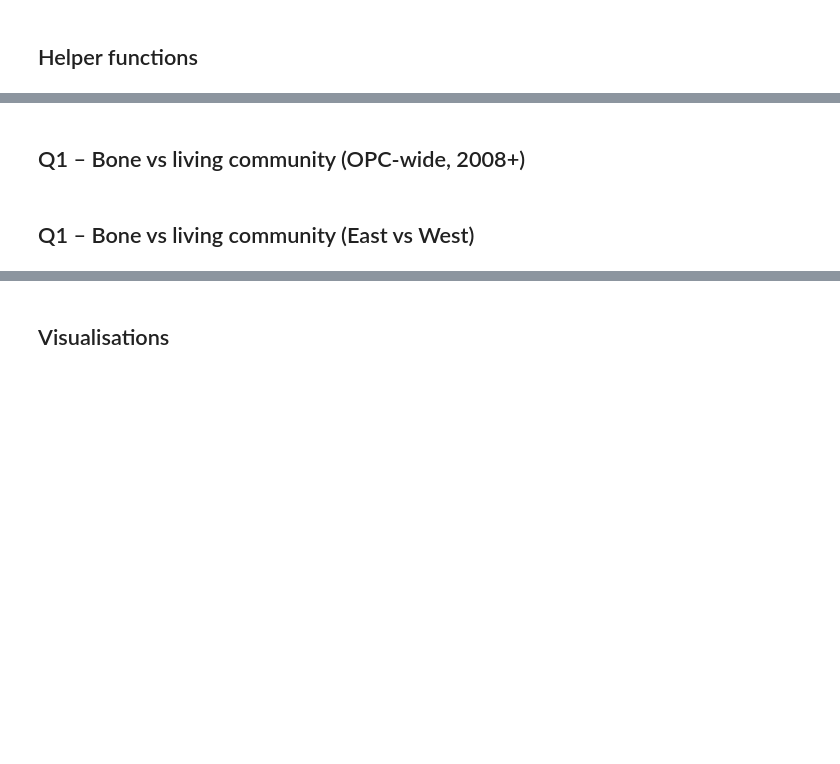
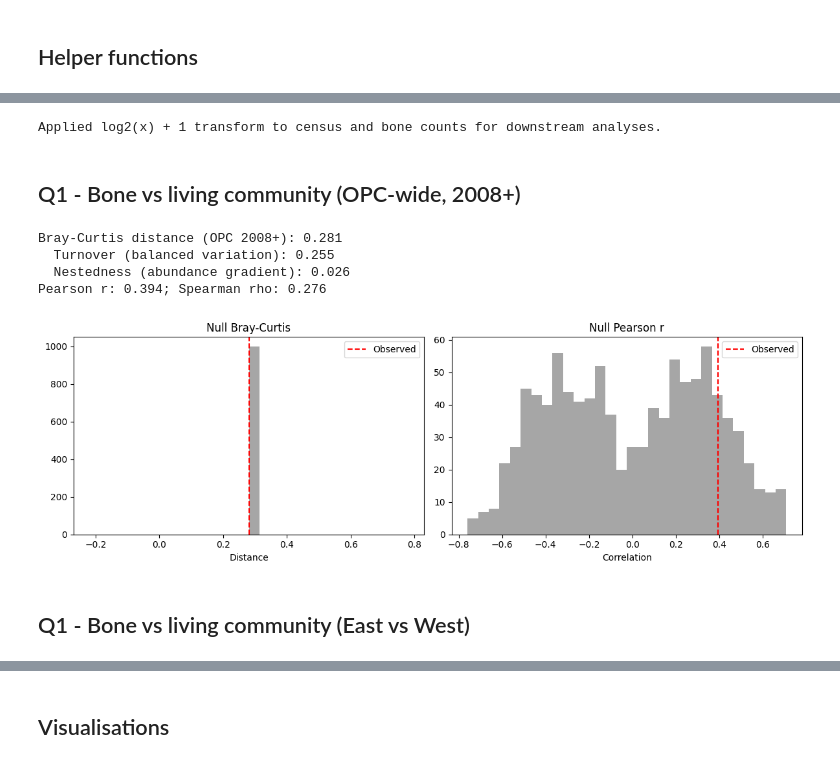
Before and after one commit to karilint/BonesOfOlPejeta, a Jupyter notebook: notebooks/A2 06 Bone vs Aerial comprehensive.ipynb, the cells around one changed output, grey strips where cells are left out. Drawn from its saved outputs; the diff is of its cells as text; code cells hidden in the pictures; blank space fills up the shorter version.

```diff
--- a/notebooks/A2 06 Bone vs Aerial comprehensive.ipynb
+++ b/notebooks/A2 06 Bone vs Aerial comprehensive.ipynb
@@ -279,49 +413,91 @@ def permutation_null(vec1: pd.Series, vec2: pd.Series, stat_func, n: int = 999,
+# %%
+# Preserve raw counts and apply Anderson log2(x) + 1 transform for analytics
+census_long_raw = census_long.copy()
+bones_long_raw = bones_long.copy()
+
+census_long = apply_anderson_transform(census_long_raw, value_col="count")
+bones_long = apply_anderson_transform(bones_long_raw, value_col="count")
+
+print("Applied log2(x) + 1 transform to census and bone counts for downstream analyses.")
+# %% [output]
+Applied log2(x) + 1 transform to census and bone counts for downstream analyses.
 # %% [markdown]
-## Q1 – Bone vs living community (OPC-wide, 2008+)
+## Q1 - Bone vs living community (OPC-wide, 2008+)
 # %%
 # Aggregate live data 2008+
-live_opc = (census_long
-            .query("year >= 2008")
-            .groupby("species")["count"].sum())
+live_opc = (
+    census_long
+    .query("year >= 2008")
+    .groupby("species")["count"].sum()
+)
 live_opc_rel = to_relative_abundance(live_opc)
 
 # Aggregate bones 2008+
-bone_opc = (bones_long
-            .query("death_year_estimate >= 2008")
-            .groupby("species")["count"].sum())
+bone_opc = (
+    bones_long
+    .query("death_year_estimate >= 2008")
+    .groupby("species")["count"].sum()
+)
 bone_opc_rel = to_relative_abundance(bone_opc)
 
 live_aligned, bone_aligned = align_vectors(live_opc_rel, bone_opc_rel)
 
 bc_parts = bray_curtis_partition(live_aligned, bone_aligned)
 bc_distance = bc_parts["bray_curtis"]
+turnover = bc_parts["turnover"]
+nestedness = bc_parts["nestedness"]
 pear_corr, spear_corr = composition_correlation(live_aligned, bone_aligned)
 
-print(f"Bray–Curtis distance (OPC 2008+): {bc_distance:.3f}")
-print(f"  Balanced variation (turnover): {bc_parts['balanced_variation']:.3f}")
-print(f"  Abundance gradient (nestedness): {bc_parts['abundance_gradient']:.3f}")
+print(f"Bray-Curtis distance (OPC 2008+): {bc_distance:.3f}")
+print(f"  Turnover (balanced variation): {turnover:.3f}")
+print(f"  Nestedness (abundance gradient): {nestedness:.3f}")
 print(f"Pearson r: {pear_corr:.3f}; Spearman rho: {spear_corr:.3f}")
 
+opc_partition = {
+    "comparison": "OPC 2008+",
+    "bray_curtis": bc_distance,
+    "turnover": turnover,
+    "nestedness": nestedness,
+}
+
 # Null models
-bc_null = permutation_null(live_aligned, bone_aligned, lambda v1, v2: beta_diversity("braycurtis", np.vstack([v1, v2]), ids=["live", "bone"])[0,1], n=999, random_state=CONFIG["random_state"])
-pear_null = permutation_null(live_aligned, bone_aligned, lambda v1, v2: pearsonr(*align_vectors(v1, v2)).statistic, n=999, random_state=CONFIG["random_state"])
+bc_null = permutation_null(
+    live_aligned,
+    bone_aligned,
+    lambda v1, v2: beta_diversity("braycurtis", np.vstack([v1, v2]), ids=["live", "bone"])[0, 1],
+    n=999,
+    random_state=CONFIG["random_state"],
+)
+pear_null = permutation_null(
+    live_aligned,
+    bone_aligned,
+    lambda v1, v2: pearsonr(*align_vectors(v1, v2)).statistic,
+    n=999,
+    random_state=CONFIG["random_state"],
+)
 
 fig, axes = plt.subplots(1, 2, figsize=(12, 4))
 axes[0].hist(bc_null, bins=30, color="grey", alpha=0.7)
 axes[0].axvline(bc_distance, color="red", linestyle="--", label="Observed")
-axes[0].set_title("Null Bray–Curtis")
+axes[0].set_title("Null Bray-Curtis")
 axes[0].set_xlabel("Distance")
 axes[0].legend()
 
 axes[1].hist(pear_null, bins=30, color="grey", alpha=0.7)
 axes[1].axvline(pear_corr, color="red", linestyle="--", label="Observed")
 axes[1].set_title("Null Pearson r")
 axes[1].set_xlabel("Correlation")
 axes[1].legend()
 plt.tight_layout()
 plt.show()
+# %% [output]
+Bray-Curtis distance (OPC 2008+): 0.281
+  Turnover (balanced variation): 0.255
+  Nestedness (abundance gradient): 0.026
+Pearson r: 0.394; Spearman rho: 0.276
+[figure, added]
 # %% [markdown]
-## Q1 – Bone vs living community (East vs West)
+## Q1 - Bone vs living community (East vs West)
 # %%
 sector_summary = []
 for sector in ["E", "W"]:
```
Also changed, not shown: parts of 32 cells of this notebook.
